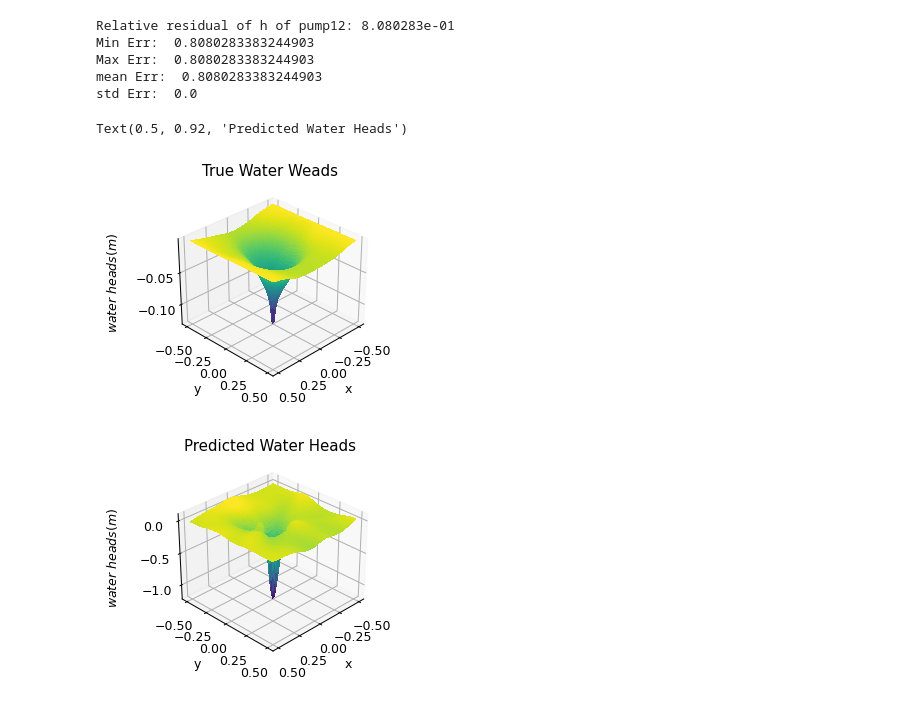
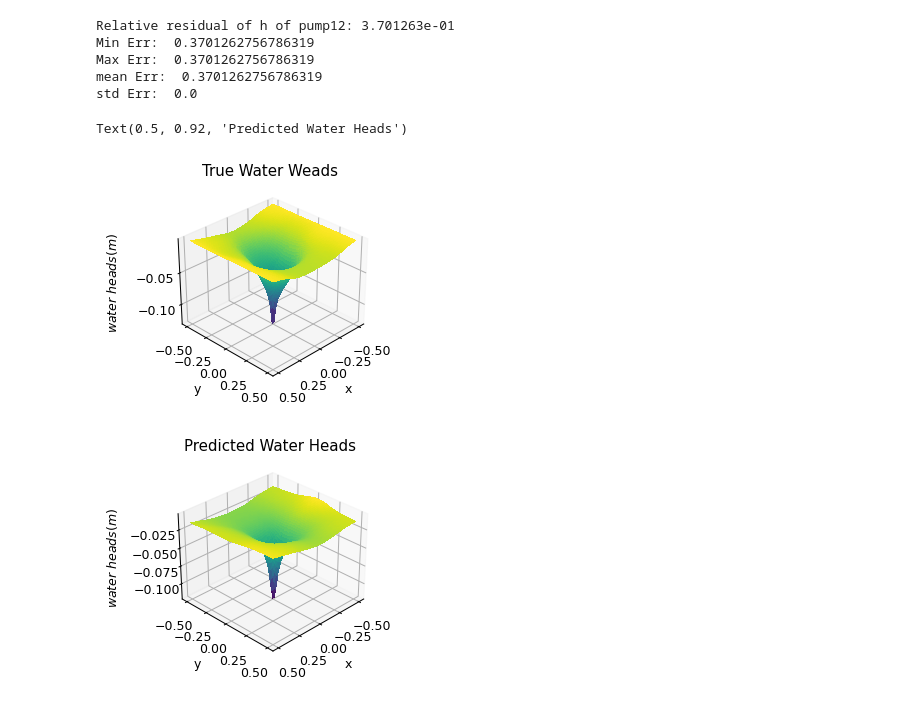
Before and after one commit to QuanGuo/HT-PINN, a Jupyter notebook: HT_PINN_forward.ipynb, the cells around one changed output. Saved outputs shown, nothing was run; the diff lists cells and outputs as text; code cells hidden in the pictures.

```diff
--- a/HT_PINN_forward.ipynb
+++ b/HT_PINN_forward.ipynb
@@ -27,7 +27,7 @@ class PhysicsInformedNN(nn.Module):
     self.loss_container = []
 
     for i in range(num_pumps):
-      loss_dict = {'neum':[0.0], 'diri':[0.0],'u':[0.0],'f':[0.0],'K':[0.0],'around':[0.0],'pump':[0.0]}
+      loss_dict = {'neum':[0.0], 'diri':[0.0],'u':[0.0],'f':[0.0],'pump':[0.0]}
       self.loss_container.append(loss_dict)
       w, b = self.initialize_NN(layers_u)
       self.weights_u.append(w)
@@ -171,10 +171,6 @@ class PhysicsInformedNN(nn.Module):
         u_pred = self.net_u(x_tensors[i], y_tensors[i], weights, biases)
         preds[i] = u_pred
 
-      elif i == 'K':
-        K_pred = self.net_K(x_tensors[i], y_tensors[i])
-        preds[i] = K_pred
-
       elif i == 'diri':
         diri_pred = self.net_u(x_tensors[i], y_tensors[i], weights, biases)
         preds[i] = diri_pred
@@ -241,7 +237,7 @@ class PhysicsInformedNN(nn.Module):
         print_loss = dict()
         for pid in pump_id_list:
           print_loss = "Pump "+ str(pid) + ": "
-          for k in ['u','f','K','neum','pump','diri']:
+          for k in ['u','f','neum','pump','diri']:
             s = k+":"+str(self.loss_container[pid][k][-1])+"; "
             print_loss += s
           print(print_loss)
@@ -414,20 +408,18 @@ diri_data = model.data_loader(X_diri_train, diri_train, lbs, ubs)
 # %%
 ############# specific data in each individual pumping events ##########
 
-Qp = 20   # approximated water amount changing rate in pumping grid
+Qp = 30   # approximated water amount changing rate in pumping grid
 
 data_batch = []   # data batch containing training data
 
 for jj in range(num_wells):
-  max_head_at_cell = np.max(np.abs(heads[:,jj]))
-  heads_scaled = heads[:,jj][:,None]/max_head_at_cell*0.01
-  u_star = heads_scaled
 
   # pump well and pump rate
   X_pump_train = X_star[pump_cell_idx[jj]][None,:]
   pump_train = np.array([[Qp]])
 
   # water heads at monitor wells
+  u_star = heads[:,jj][:,None]
   X_u_train = X_star[np.delete(pump_cell_idx,jj)]
   u_train = u_star[np.delete(pump_cell_idx,jj)]
 
@@ -470,11 +462,11 @@ pred_ks = ['diri', 'neum', 'u', 'pump','f']
 
 # weight of each loss term
 loss_weights = {
-  'f': 50.0,
+  'f': 100.0,
   'u': 10000.0,
   'neum': 10000.0,
   'pump': 1.0,
-  'diri': 20000.0
+  'diri': 5000.0
 }
 
 # networks coefficients to tune
@@ -498,7 +490,7 @@ model.train(3001, data_batch, model.loss_func, optimizer, pred_ks, loss_weights,
 
 # update learn rate
 optimizer.lt=1e-4
-model.train(9000, data_batch, model.loss_func, optimizer, pred_ks, loss_weights, pump_id_list, p_intervals)
+model.train(6000, data_batch, model.loss_func, optimizer, pred_ks, loss_weights, pump_id_list, p_intervals)
 
 optimizer.lt=1e-5
 model.train(9000, data_batch, model.loss_func, optimizer, pred_ks, loss_weights, pump_id_list, p_intervals)
@@ -528,10 +535,10 @@ print("Max Err: ", max(error_u_list))
 print("mean Err: ", np.mean(error_u_list))
 print("std Err: ", np.std(error_u_list))
 # %% [output]
-Relative residual of h of pump12: 8.080283e-01
-Min Err:  0.8080283383244903
-Max Err:  0.8080283383244903
-mean Err:  0.8080283383244903
+Relative residual of h of pump12: 3.701263e-01
+Min Err:  0.3701262756786319
+Max Err:  0.3701262756786319
+mean Err:  0.3701262756786319
 std Err:  0.0
 # %%
 ################### water heads 3D surface ##################
@@ -545,38 +552,38 @@ title_size = 30
 ti = pump_id_list[0]
 X_pred= model.coor_shift(X_star, lbs, ubs)
 u_true = heads[:,ti]
-u_pred = model.predict(X_pred, pid=ti, target='u')/0.01*np.max(np.abs(u_true))
+u_pred = model.predict(X_pred, pid=ti, target='u')
 
 u_pred = u_pred.reshape((nx,ny))
 u_true = u_true.reshape((nx,ny))
 
 fig = plt.figure(figsize=(5,3), dpi=90)
 ax = fig.gca(projection='3d')
 surf = ax.plot_surface(X,Y,u_true, rstride=1, cstride=1, cmap='viridis',
         linewidth=0, antialiased=False)
 
 ax.set_xlabel('x', fontsize=axis_label_font_size)
 ax.set_ylabel('y', fontsize=axis_label_font_size)
 ax.zaxis.set_rotate_label(False)
 ax.set_zlabel('$water\ heads (m)$',fontsize=axis_label_font_size, labelpad=10, rotation=90)
 ax.view_init(30,45)
 ax.set_title('True Water Weads')
 
 fig = plt.figure(figsize=(5,3), dpi=90)
 ax = fig.gca(projection='3d')
 surf = ax.plot_surface(X,Y,u_pred, rstride=1, cstride=1, cmap='viridis',
         linewidth=0, antialiased=False)
 
 ax.set_xlabel('x', fontsize=axis_label_font_size)
 ax.set_ylabel('y', fontsize=axis_label_font_size)
 ax.zaxis.set_rotate_label(False)
 ax.set_zlabel('$water\ heads (m)$',fontsize=axis_label_font_size, labelpad=10, rotation=90)
 ax.view_init(30,45)
 ax.set_title('Predicted Water Heads')
 # %% [output]
 Text(0.5, 0.92, 'Predicted Water Heads')
 [figure]
-[figure, old version]
+[figure, new version]
 # %%
 ############## save well-trained model: u and K ############
 try:
```
Also changed, not shown: parts of 3 cells of this notebook, 3 other files.
